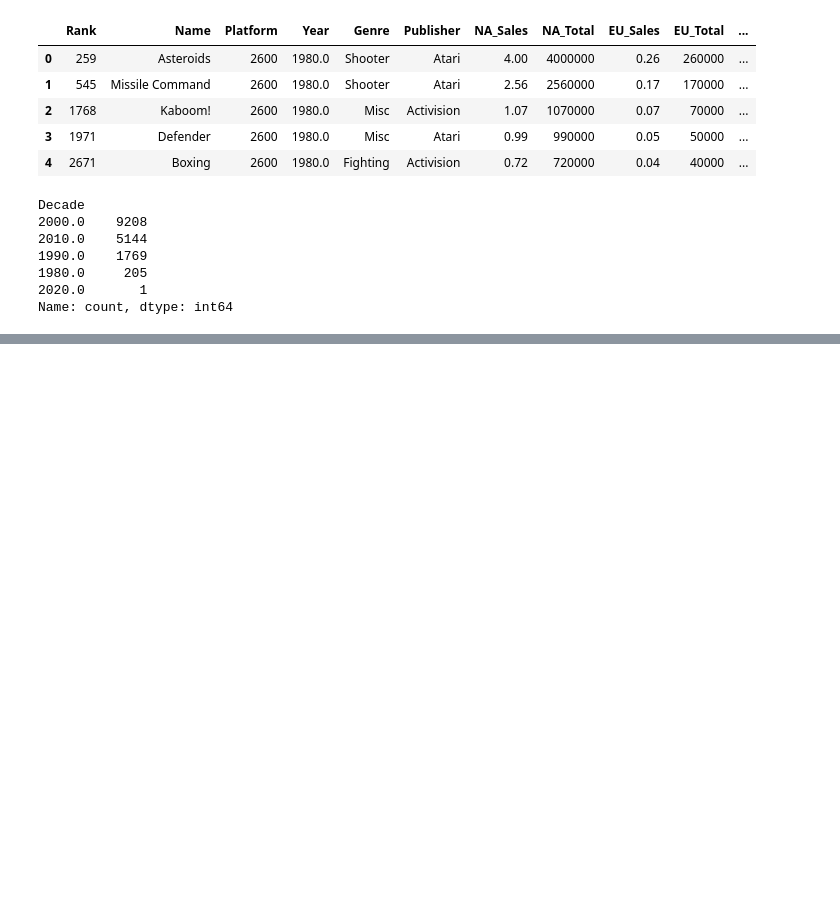
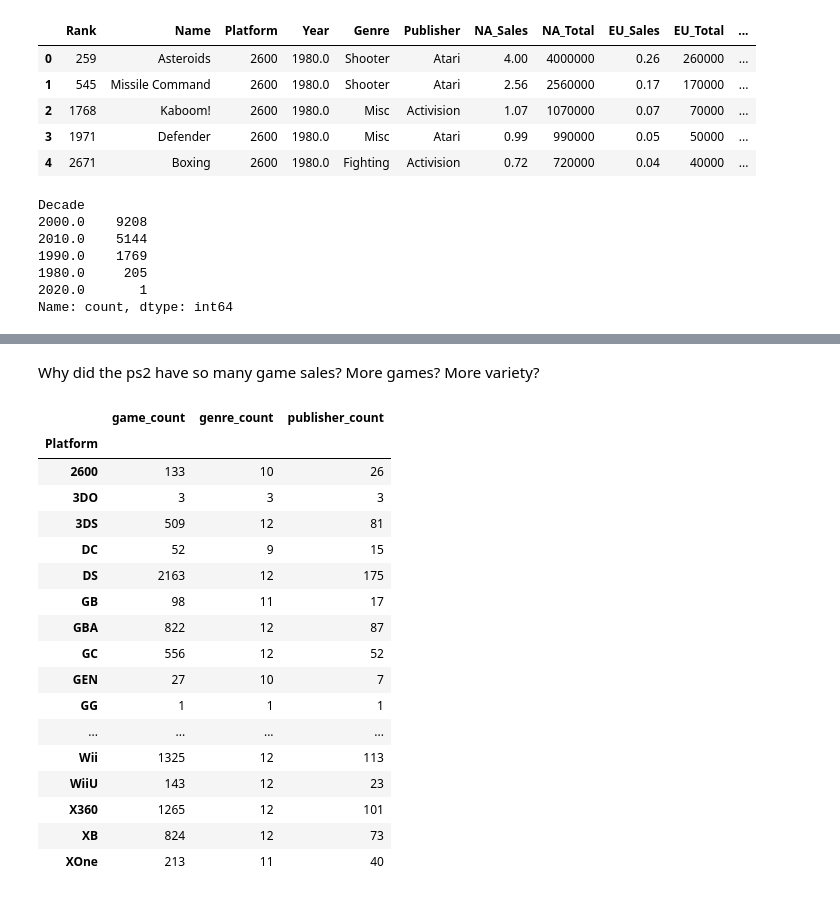
Before and after one commit to JCDevWiz/costsofgaming-capstone, a Jupyter notebook: Notebooks/Games.ipynb, the cells around one changed output, grey strips where cells are left out. Drawn from its saved outputs; the diff is of its cells as text; code cells hidden in the pictures; blank space fills up the shorter version.

```diff
--- a/Notebooks/Games.ipynb
+++ b/Notebooks/Games.ipynb
@@ -75,0 +97,27 @@ Name: count, dtype: int64
+# %% [markdown]
+Why did the ps2 have so many game sales? More games? More variety?
+# %%
+games_per_console = games.groupby('Platform').agg(
+    game_count=('Name', 'count'),
+    genre_count=('Genre', 'nunique'),
+    publisher_count=('Publisher', 'nunique'))
+games_per_console
+# %% [output]
+|  | game_count | genre_count | publisher_count |
+| Platform |  |  |  |
+| 2600 | 133 | 10 | 26 |
+| 3DO | 3 | 3 | 3 |
+| 3DS | 509 | 12 | 81 |
+| DC | 52 | 9 | 15 |
+| DS | 2163 | 12 | 175 |
+| GB | 98 | 11 | 17 |
+| GBA | 822 | 12 | 87 |
+| GC | 556 | 12 | 52 |
+| GEN | 27 | 10 | 7 |
+| GG | 1 | 1 | 1 |
+| ... | ... | ... | ... |
+| Wii | 1325 | 12 | 113 |
+| WiiU | 143 | 12 | 23 |
+| X360 | 1265 | 12 | 101 |
+| XB | 824 | 12 | 73 |
+| XOne | 213 | 11 | 40 |
```
Also changed, not shown: parts of 11 cells of this notebook, 3 other files.
